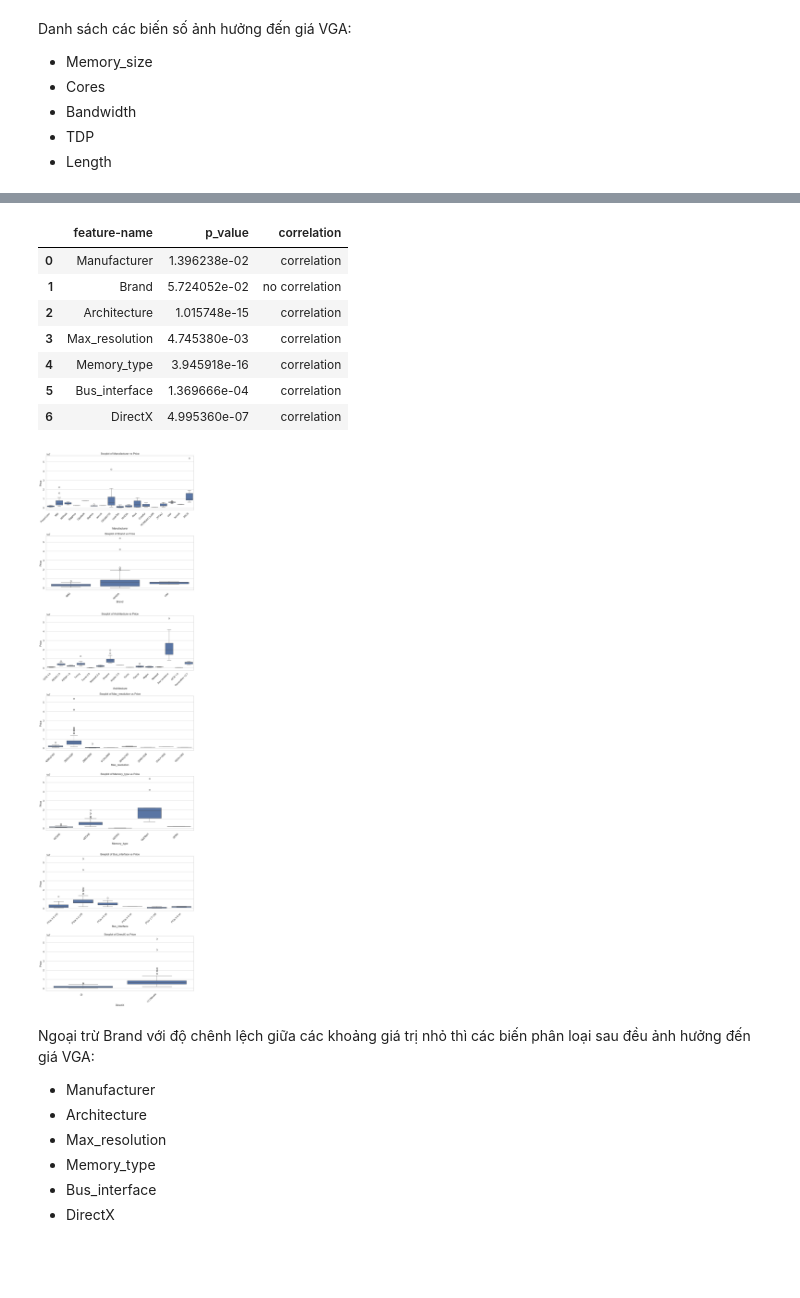
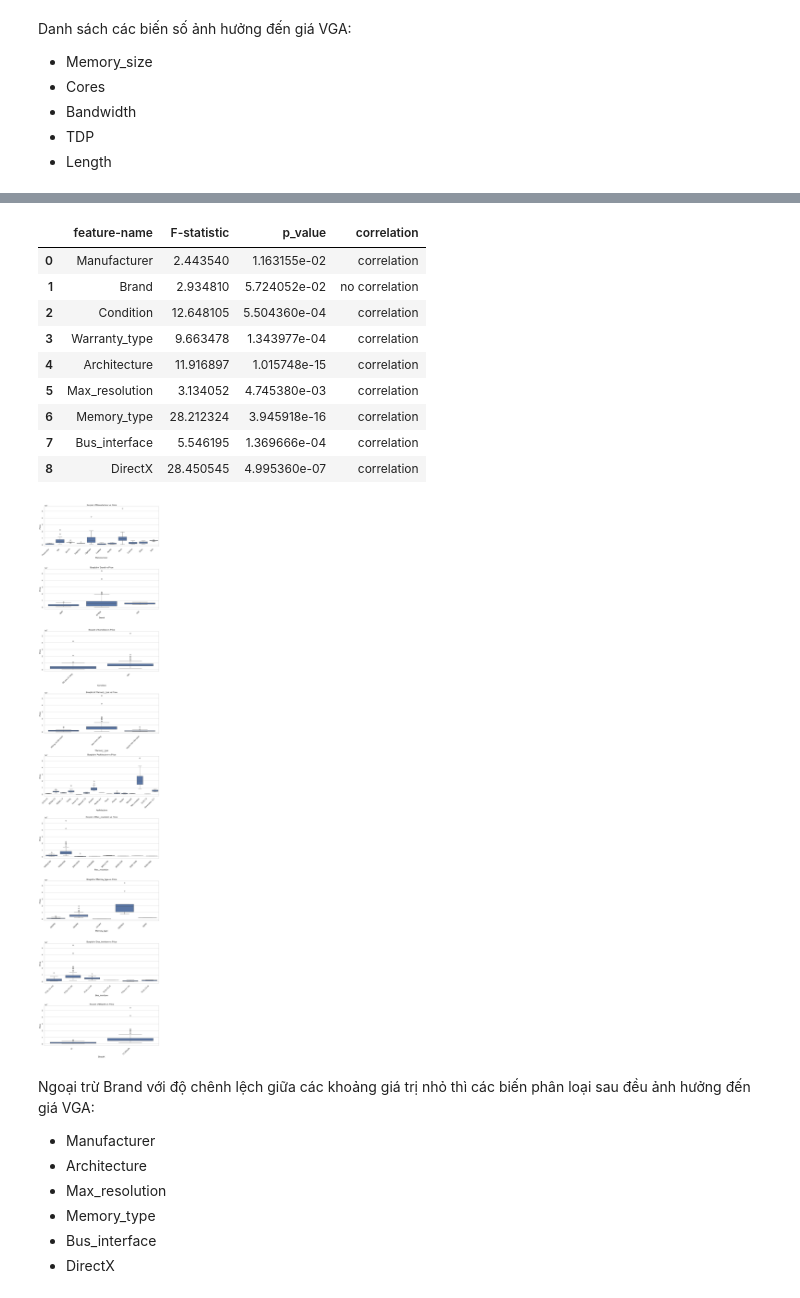
Before and after one commit to photonrays/Du_doan_gia_VGA, a Jupyter notebook: eda.ipynb, the cells around one changed output, grey strips where cells are left out. Drawn from its saved outputs; the diff is of its cells as text; code cells hidden in the pictures; blank space fills up the shorter version.

```diff
--- a/eda.ipynb
+++ b/eda.ipynb
@@ -191,44 +198,46 @@ def categorical_price_correlation(df, categorical_features, target_column='Price
 
 anova_results = categorical_price_correlation(df, categorical_features)
 
-categorical_correlation_df = pd.DataFrame(columns=["feature-name", "p_value", "correlation"])
+categorical_correlation_df = pd.DataFrame(columns=["feature-name", "F-statistic", "p_value", "correlation"])
 
 
 for feature, results in anova_results.items():
     if results['p-value'] < 0.05:
-        feature_result = pd.DataFrame({"feature-name": [feature], "p_value": [results['p-value']], "correlation": "correlation"})
+        feature_result = pd.DataFrame({"feature-name": [feature], "F-statistic": [results['F-statistic']], "p_value": [results['p-value']], "correlation": "correlation"})
         categorical_correlation_df = pd.concat([categorical_correlation_df, feature_result], ignore_index=True)
     else:
-        feature_result = pd.DataFrame({"feature-name": [feature], "p_value": [results['p-value']], "correlation": "no correlation"})
+        feature_result = pd.DataFrame({"feature-name": [feature], "F-statistic": [results['F-statistic']], "p_value": [results['p-value']], "correlation": "no correlation"})
         categorical_correlation_df = pd.concat([categorical_correlation_df, feature_result], ignore_index=True)
 
 categorical_correlation_df
 # %% [output]
-|  | feature-name | p_value | correlation |
-| 0 | Manufacturer | 1.396238e-02 | correlation |
-| 1 | Brand | 5.724052e-02 | no correlation |
-| 2 | Architecture | 1.015748e-15 | correlation |
-| 3 | Max_resolution | 4.745380e-03 | correlation |
-| 4 | Memory_type | 3.945918e-16 | correlation |
-| 5 | Bus_interface | 1.369666e-04 | correlation |
-| 6 | DirectX | 4.995360e-07 | correlation |
+|  | feature-name | F-statistic | p_value | correlation |
+| 0 | Manufacturer | 2.443540 | 1.163155e-02 | correlation |
+| 1 | Brand | 2.934810 | 5.724052e-02 | no correlation |
+| 2 | Condition | 12.648105 | 5.504360e-04 | correlation |
+| 3 | Warranty_type | 9.663478 | 1.343977e-04 | correlation |
+| 4 | Architecture | 11.916897 | 1.015748e-15 | correlation |
+| 5 | Max_resolution | 3.134052 | 4.745380e-03 | correlation |
+| 6 | Memory_type | 28.212324 | 3.945918e-16 | correlation |
+| 7 | Bus_interface | 5.546195 | 1.369666e-04 | correlation |
+| 8 | DirectX | 28.450545 | 4.995360e-07 | correlation |
 # %%
-def plot_categorical_correlation(df, categorical_features, target_column='Price'):
+def plot_categorical_correlation(df, categorical_features):
     fig, axes = plt.subplots(len(categorical_features), 1, figsize=(10, 5 * len(categorical_features)))
 
     for i, feature in enumerate(categorical_features):
         ax = axes[i]
         sns.boxplot(x=feature, y='Price', data=df, ax=ax)
         ax.set_title(f'Boxplot of {feature} vs Price')
         ax.set_xticklabels(ax.get_xticklabels(), rotation=45, ha='right')
 
     plt.tight_layout()
     plt.show()
 
 # Example usage:
 plot_categorical_correlation(df, categorical_features)
 # %% [output]
-[figure, old version]
+[figure, new version]
 # %% [markdown]
 Ngoại trừ Brand với độ chênh lệch giữa các khoảng giá trị nhỏ thì các biến phân loại sau đều ảnh hưởng đến giá VGA:
 - Manufacturer
```
Also changed, not shown: parts of 6 cells of this notebook, 5 other files.
